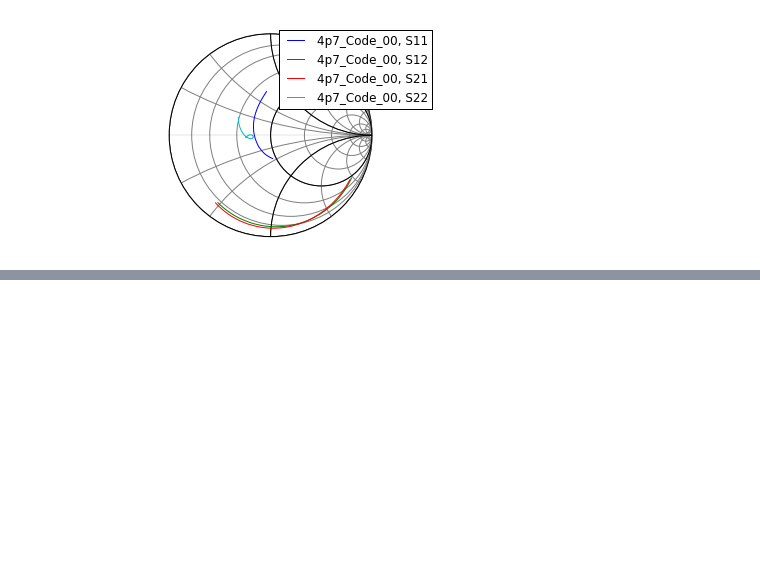
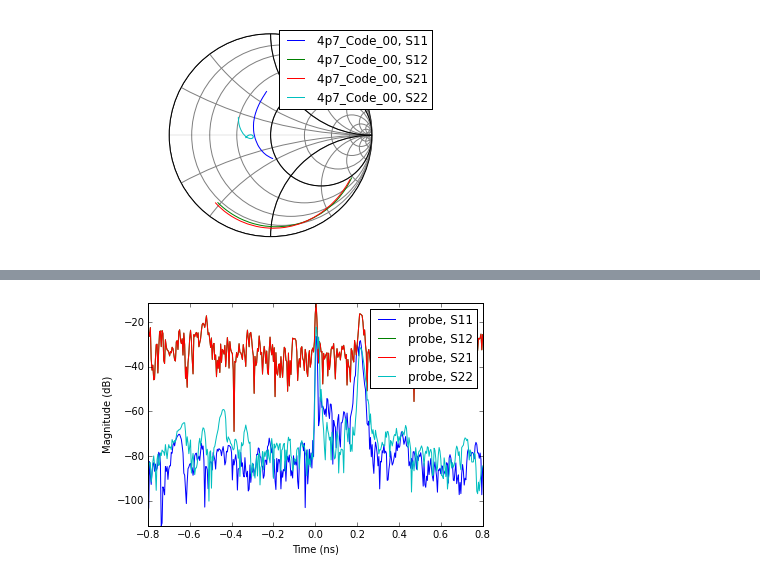
Before and after one commit to mpichl87/ipythontest, a Jupyter notebook: testSKRF.ipynb, the cells around one changed output, grey strips where cells are left out. Saved outputs shown, nothing was run; the diff lists cells and outputs as text; code cells hidden in the pictures; blank space fills up the shorter version.

Commit message:
started with SKRF examples in python and julia

```diff
--- a/testSKRF.ipynb
+++ b/testSKRF.ipynb
@@ -44,0 +35,7 @@ dir( rf )
+# %%
+import skrf as rf
+#
+probe = rf.Network( 'oneport_tiered_calibration/probe.s2p' )
+probe.plot_s_db_time()
+# %% [output]
+[figure, added]
```
Also changed, not shown: parts of 14 cells of this notebook, 5 other files.
